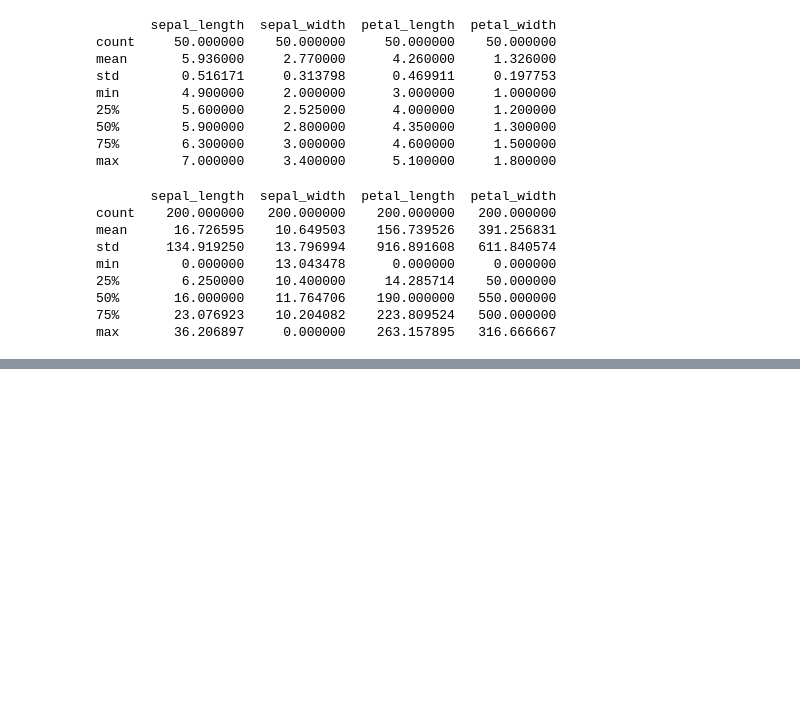
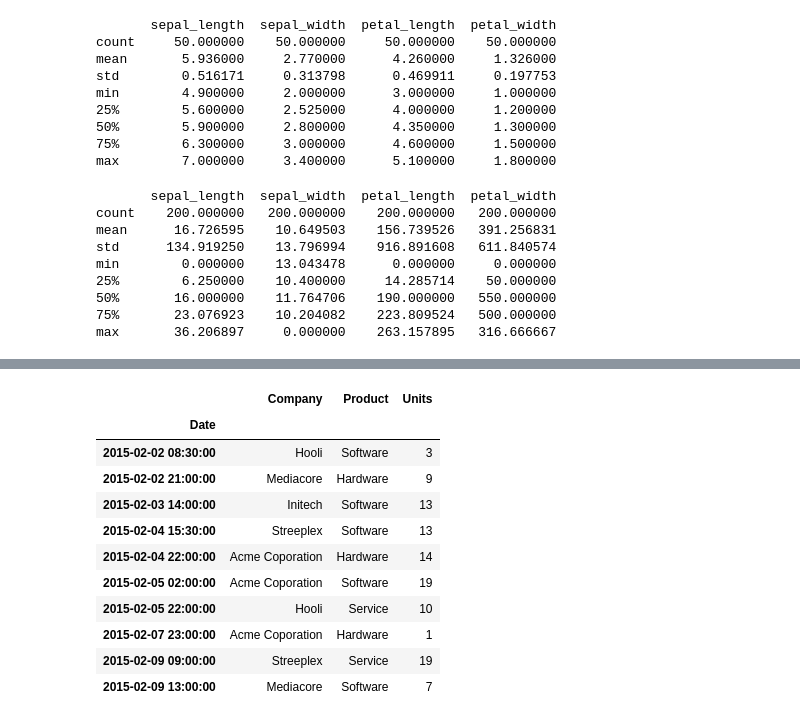
Before and after one commit to jc7qx/pylearning, a Jupyter notebook: dataExploratory.ipynb, the cells around one changed output, grey strips where cells are left out. Cells and saved outputs as stored; diff of their text form; code cells hidden in the pictures; blank space fills up the shorter version.

```diff
--- a/dataExploratory.ipynb
+++ b/dataExploratory.ipynb
@@ -375,0 +384,3 @@ max       36.206897     0.000000    263.157895   316.666667
+# %%
+import pandas as pd
+sales = pd.read_csv("data/sales-feb-2015.csv", parse_dates=True, index_col = 'Date')
@@ -375,0 +503,15 @@ max       36.206897     0.000000    263.157895   316.666667
+# %%
+sales.head(10)
+# %% [output]
+|  | Company | Product | Units |
+| Date |  |  |  |
+| 2015-02-02 08:30:00 | Hooli | Software | 3 |
+| 2015-02-02 21:00:00 | Mediacore | Hardware | 9 |
+| 2015-02-03 14:00:00 | Initech | Software | 13 |
+| 2015-02-04 15:30:00 | Streeplex | Software | 13 |
+| 2015-02-04 22:00:00 | Acme Coporation | Hardware | 14 |
+| 2015-02-05 02:00:00 | Acme Coporation | Software | 19 |
+| 2015-02-05 22:00:00 | Hooli | Service | 10 |
+| 2015-02-07 23:00:00 | Acme Coporation | Hardware | 1 |
+| 2015-02-09 09:00:00 | Streeplex | Service | 19 |
+| 2015-02-09 13:00:00 | Mediacore | Software | 7 |
```
Also changed, not shown: parts of 36 cells of this notebook, 10 other files.
